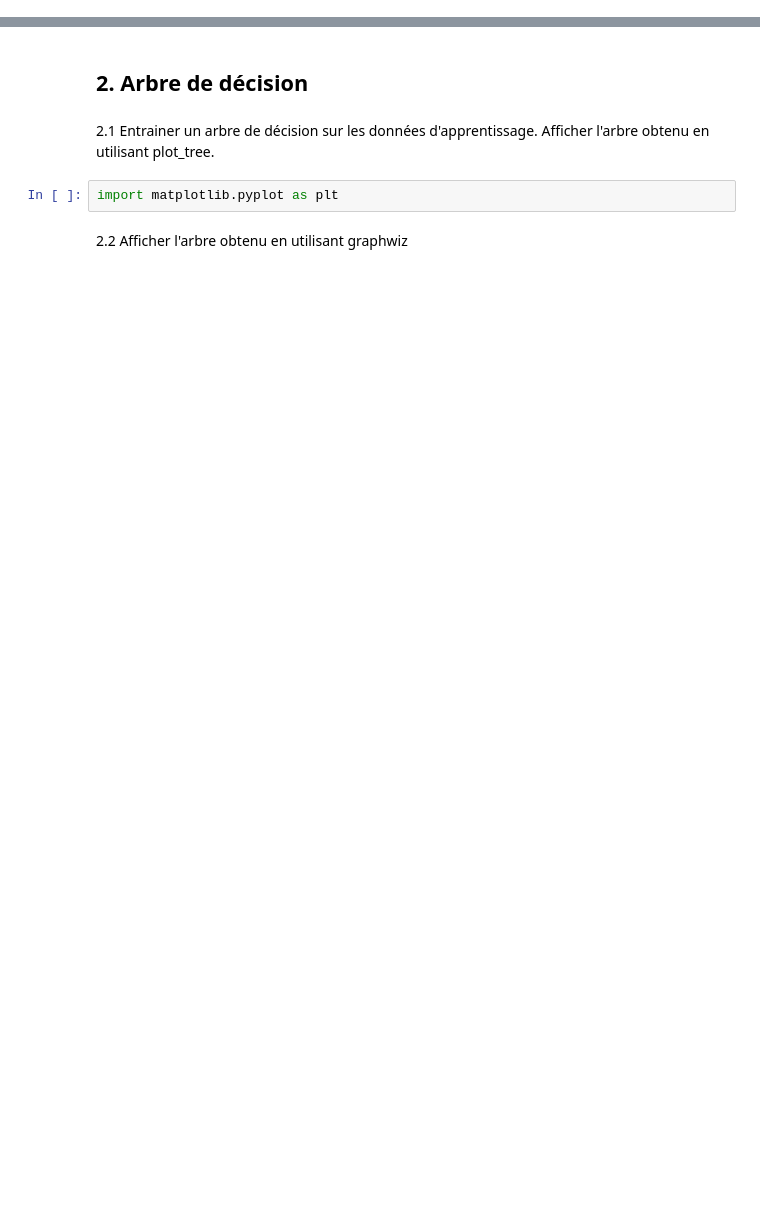
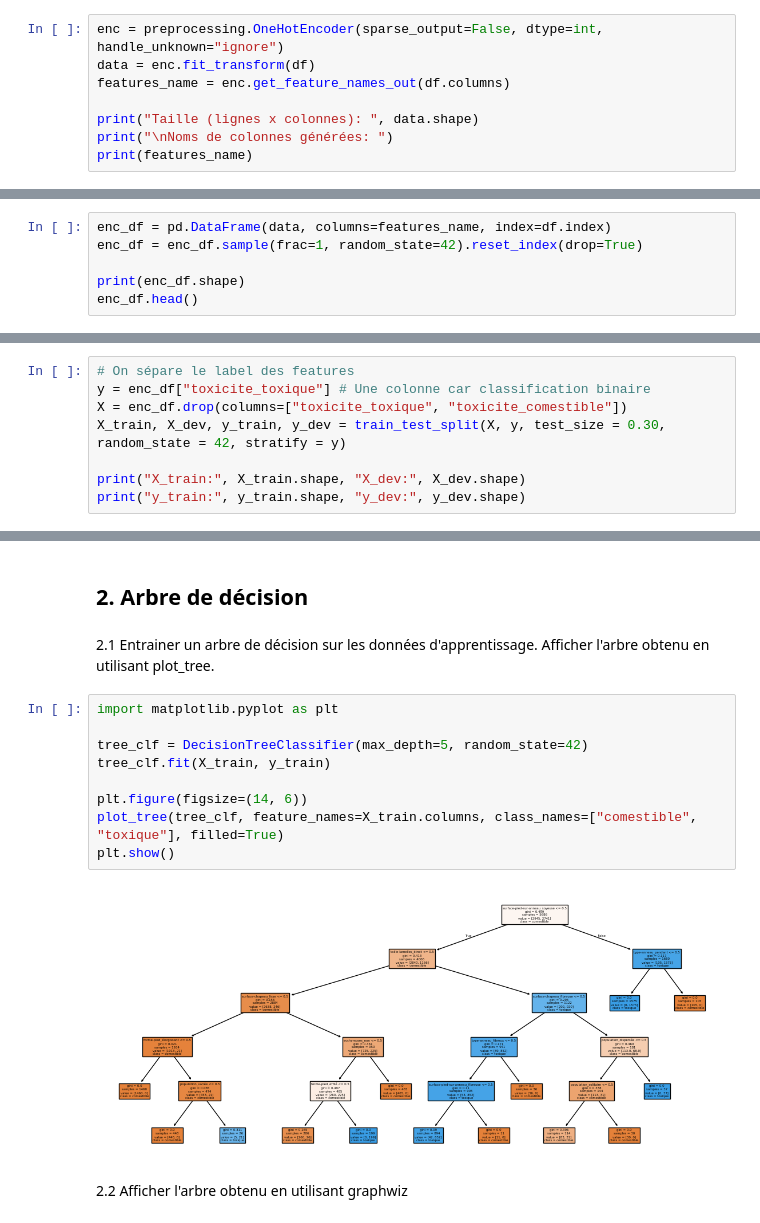
Before and after one commit to ArthurPoncin/Calculs, a Jupyter notebook: MachineLeaning/TP1_classification_champignons.ipynb, the cells around one changed output, grey strips where cells are left out. Drawn from its saved outputs; the diff is of its cells as text; blank space fills up the shorter version.

```diff
--- a/MachineLeaning/TP1_classification_champignons.ipynb
+++ b/MachineLeaning/TP1_classification_champignons.ipynb
@@ -86,0 +66,8 @@ Noms des colonnes générées :
+# %%
+enc = preprocessing.OneHotEncoder(sparse_output=False, dtype=int, handle_unknown="ignore")
+data = enc.fit_transform(df)
+features_name = enc.get_feature_names_out(df.columns)
+
+print("Taille (lignes x colonnes): ", data.shape)
+print("\nNoms de colonnes générées: ")
+print(features_name)
@@ -87,2 +95,8 @@ Noms des colonnes générées :
 # %% [markdown]
 1.3 Créer un nouveau DataFrame avec les données et les noms de colonne (méthode get_feature_names_out() de OneHotEncoder). Mélanger les données. Afficher le résultat.
+# %%
+enc_df = pd.DataFrame(data, columns=features_name, index=df.index)
+enc_df = enc_df.sample(frac=1, random_state=42).reset_index(drop=True)
+
+print(enc_df.shape)
+enc_df.head()
@@ -89,3 +112,11 @@ Noms des colonnes générées :
 # %% [markdown]
 1.4 Creer 4 jeux de données : train features et labels (70%) et dev features et labels (30%).\
 Utiliser toxicite_toxique comme label. Ne pas garder de label (toxicite_toxique et toxicite_comestible) dans les features !
+# %%
+# On sépare le label des features
+y = enc_df["toxicite_toxique"] # Une colonne car classification binaire
+X = enc_df.drop(columns=["toxicite_toxique", "toxicite_comestible"])
+X_train, X_dev, y_train, y_dev = train_test_split(X, y, test_size = 0.30, random_state = 42, stratify = y)
+
+print("X_train:", X_train.shape, "X_dev:", X_dev.shape)
+print("y_train:", y_train.shape, "y_dev:", y_dev.shape)
@@ -93,7 +127,16 @@ Utiliser toxicite_toxique comme label. Ne pas garder de label (toxicite_toxique
 ## 2. Arbre de décision
 # %% [markdown]
 2.1 Entrainer un arbre de décision sur les données d'apprentissage. Afficher l'arbre obtenu en utilisant plot_tree.
-# %%
-import matplotlib.pyplot as plt
+# %%
+import matplotlib.pyplot as plt
+
+tree_clf = DecisionTreeClassifier(max_depth=5, random_state=42)
+tree_clf.fit(X_train, y_train)
+
+plt.figure(figsize=(14, 6))
+plot_tree(tree_clf, feature_names=X_train.columns, class_names=["comestible", "toxique"], filled=True)
+plt.show()
+# %% [output]
+[figure, added]
 # %% [markdown]
 2.2 Afficher l'arbre obtenu en utilisant graphwiz
```
Also changed, not shown: parts of 16 cells of this notebook.
